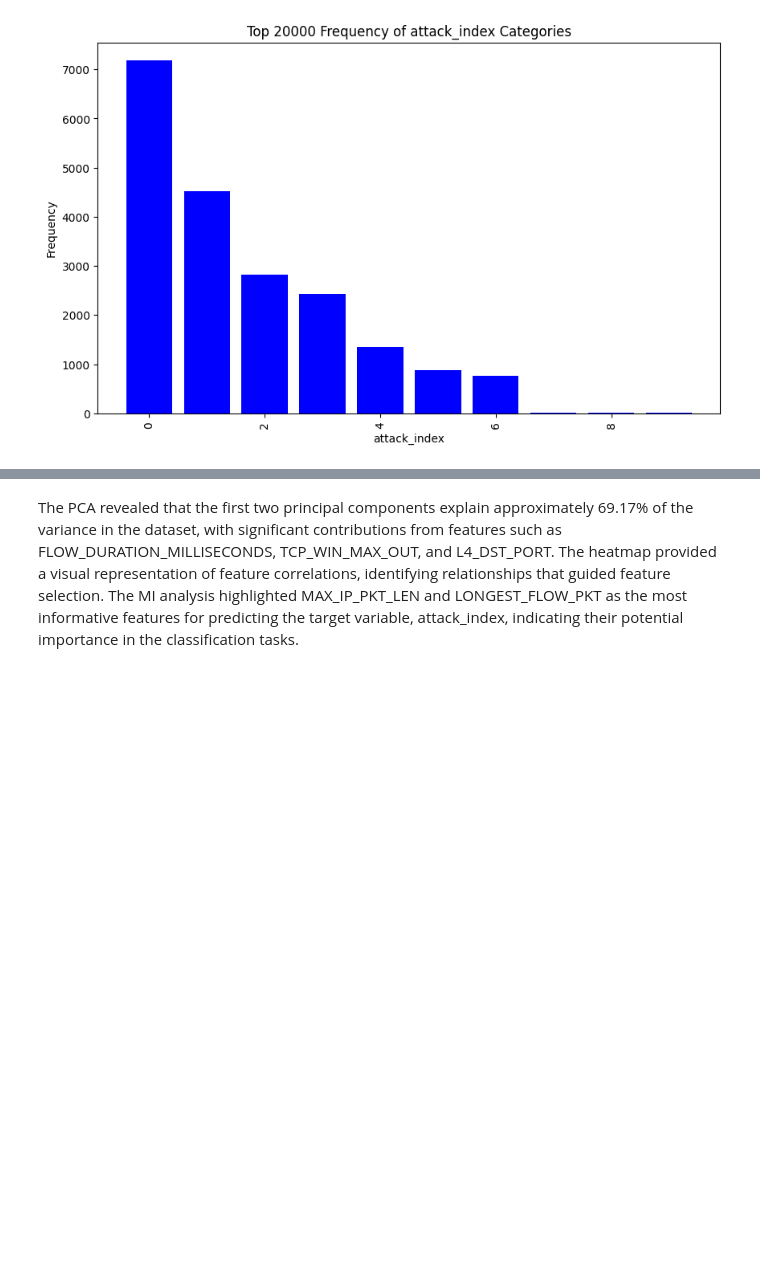
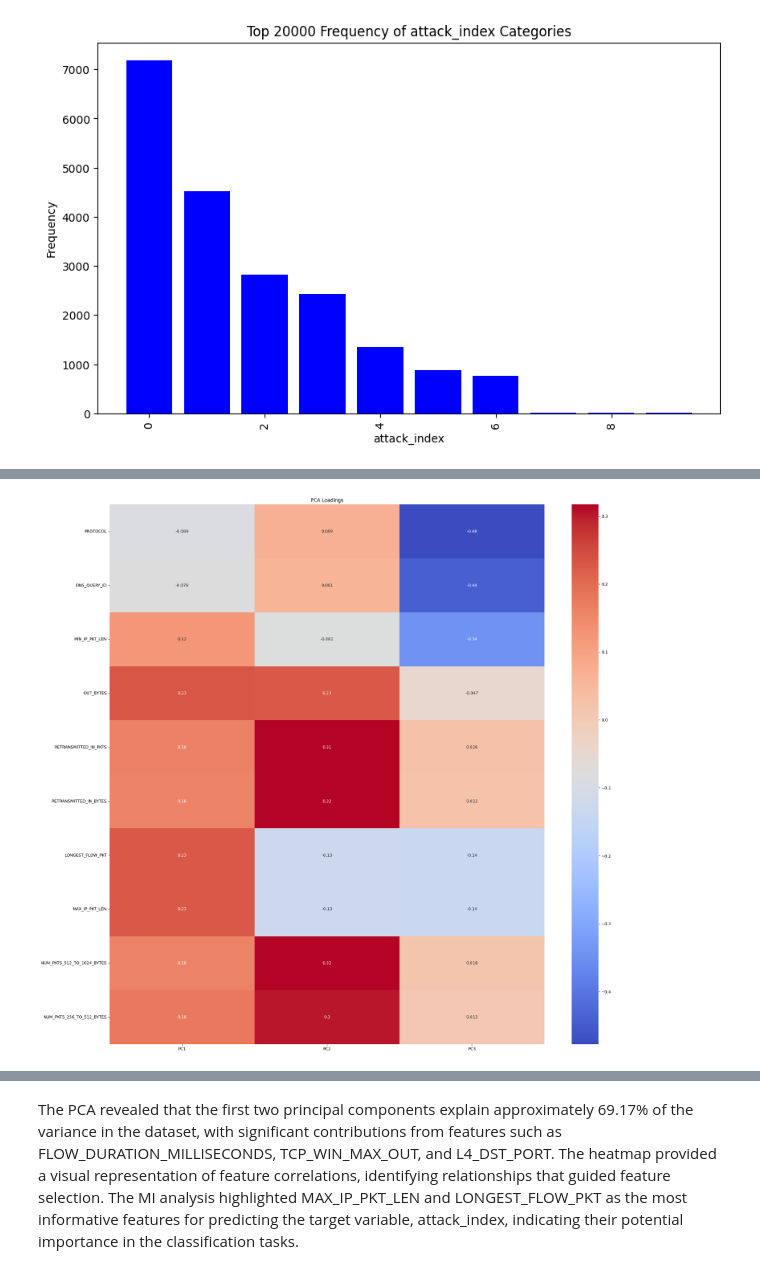
Before and after one commit to PtrTella/BigDataProject, a Jupyter notebook: project.ipynb, the cells around one changed output, grey strips where cells are left out. Cells and saved outputs as stored; diff of their text form; code cells hidden in the pictures; blank space fills up the shorter version.

```diff
--- a/project.ipynb
+++ b/project.ipynb
@@ -534,3 +646,10 @@ L4_DST_PORT                 0.000767  0.558456
+# %%
+# Plot PCA loadings for the top 10 features
+top_features = loadings_df.abs().sum(axis=1).sort_values(ascending=False).head(10).index
+top_loadings_df = loadings_df.loc[top_features]
+plot_pca_loadings(top_loadings_df)
+# %% [output]
+[figure, added]
 # %%
 # Multiple Information (MI) Analysis for the features
 from pyspark.ml.feature import VectorAssembler
```
Also changed, not shown: parts of 14 cells of this notebook, 1 other file.
